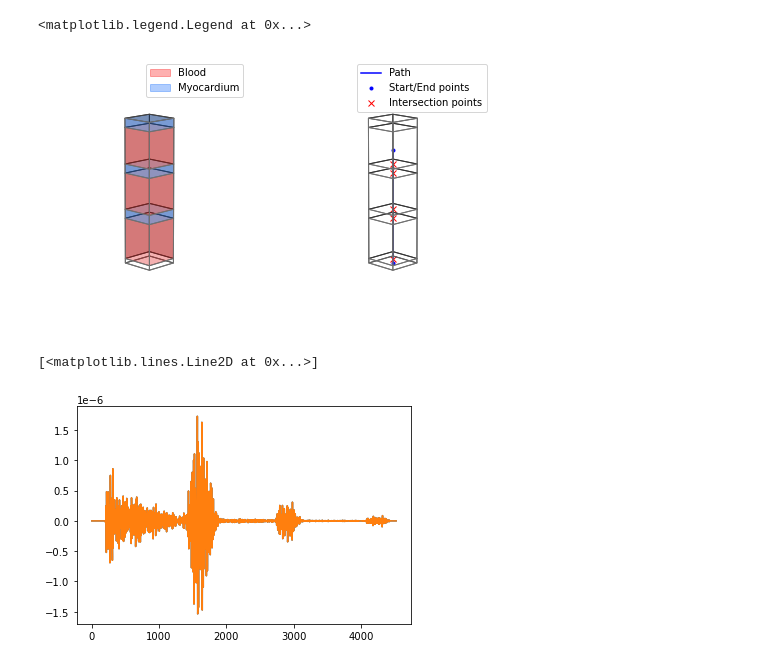
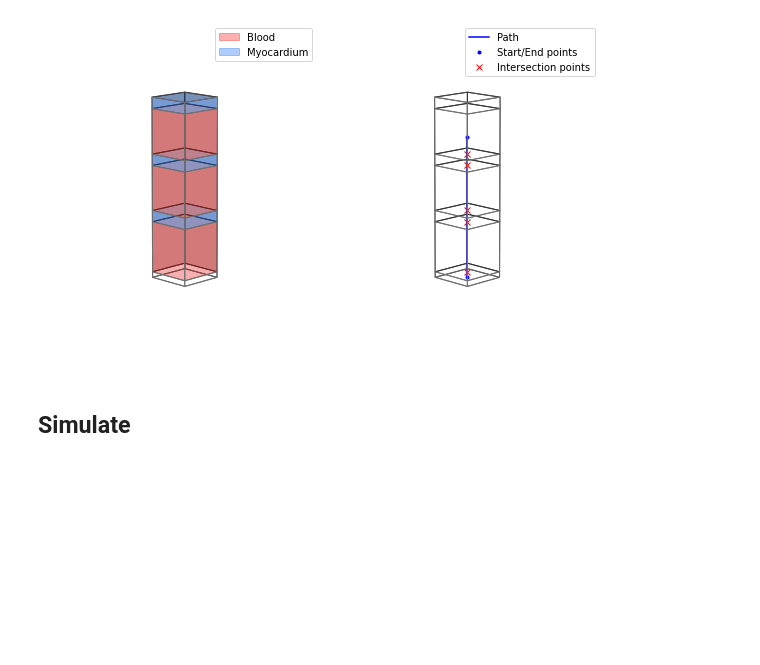
Before and after one commit to bdshieh/pyfield, a Jupyter notebook: examples/cardiac_penetration_layer_phantom.ipynb, the cells around one changed output. Cells and saved outputs as stored; diff of their text form; code cells hidden in the pictures; blank space fills up the shorter version.

Commit message:
Updated example markdown

```diff
--- a/examples/cardiac_penetration_layer_phantom.ipynb
+++ b/examples/cardiac_penetration_layer_phantom.ipynb
@@ -10,21 +12,18 @@ from pyfield import tissue, util, PyField
 
 np.seterr(all="ignore")
 
-fc = 7e6
-bw = fc * 0.8
-fs = 100e6
-rho = 1000
-c = 1500
-area = 35e-6 * 35e-6 * 4
+# transducer parameters
+fc = 7e6  # center frequency
+bw = fc * 0.8  # bandwidth
+area = 35e-6 * 35e-6 * 4  # receive aperture surface area
+
+# simulation parameters
+fs = 100e6  # simulation sampling frequency
+rho = 1000  # fluid density
+c = 1500  # fluid sound speed
 
 # phantom paramters
-ns = 10 * 1000**3  # scatterer density
-# blood_att = 0.14 * 100 # 0.14 Np/cm which is about 1.25 dB/cm
-# heart_att = 0.58 * 100 # 0.58 Np/cm which is about 5 dB/cm
-blood_att = 0.14 * (5.6**1.21) / 8.6886 * 100  # in Np/m
-myo_att = 0.52 * (5.6**1) / 8.6886 * 100  # in Np/m
-dim = 0.01, 0.01, 0.03
-
-# excitation parameters
-path_to_excitation_file = 'd:/Projects/pyfield/examples/data_2x2_nonlinear_sim.npz'
-data = np.load(path_to_excitation_file)
+dim = 0.01, 0.01, 0.03  # x, y, z dimensions of the phantom
+ns = 5 * 1000**3  # scatterer density
+blood_att = 0.14 * (5.6**1.21) / 8.6886 * 100  # attenuation coeff of blood in Np/m
+myo_att = 0.52 * (5.6**1) / 8.6886 * 100  # attenuation coeff of myocardium in Np/m
@@ -81,32 +116,35 @@ plt.xlim(acc_t.min() / 1e-6, acc_t.max() / 1e-6);
 # %%
 from matplotlib import patches
 
 # phantom = tissue.cardiac_penetration_phantom(dim=(0.02, 0.02, 0.03), blood_att=blood_att,
 #                                              myo_att=myo_att, ns=ns)
 phantom = tissue.cardiac_penetration_phantom(dim, blood_att=blood_att,
                                              myo_att=myo_att, ns=ns)
 
 fig = plt.figure(figsize=(8, 5))
 ax1 = fig.add_subplot(121, projection='3d')
 ax1.set_axis_off()
 ax1.azim = 45
 ax1.elev = 10
 cmap = {'none': '#ffffff00', 'blood': '#fc030350', 'myocardium': '#0362fc50'}
 tissue.draw_phantom(phantom, colormap=cmap, ax=ax1)
 util.set_axes_equal(ax1)
 red = patches.Patch(color='#fc030350', label='Blood')
 blue = patches.Patch(color='#0362fc50', label='Myocardium')
 ax1.legend(handles=[red, blue])
 
 ax2 = fig.add_subplot(122, projection='3d')
 ax2.set_axis_off()
 ax2.azim = 45
 ax2.elev = 10
 tissue.draw_phantom(phantom, ax=ax2)
 util.set_axes_equal(ax2)
 tissue.draw_path_att((0, 0, 0), (0, 0, 0.025), phantom, ax=ax2)
 ax2.legend()
+plt.tight_layout()
+plt.show()
 # %% [output]
-<matplotlib.legend.Legend at 0x...>
-[figure, old version]
+[figure, new version]
+# %% [markdown]
+## Simulate
 # %%
@@ -193,6 +194,0 @@ field.field_end()
-# %%
-plt.plot(p_total)
-plt.plot(p1)
-# %% [output]
-[<matplotlib.lines.Line2D at 0x...>]
-[figure, removed]
```
Also changed, not shown: parts of 12 cells of this notebook, 1 other file.
